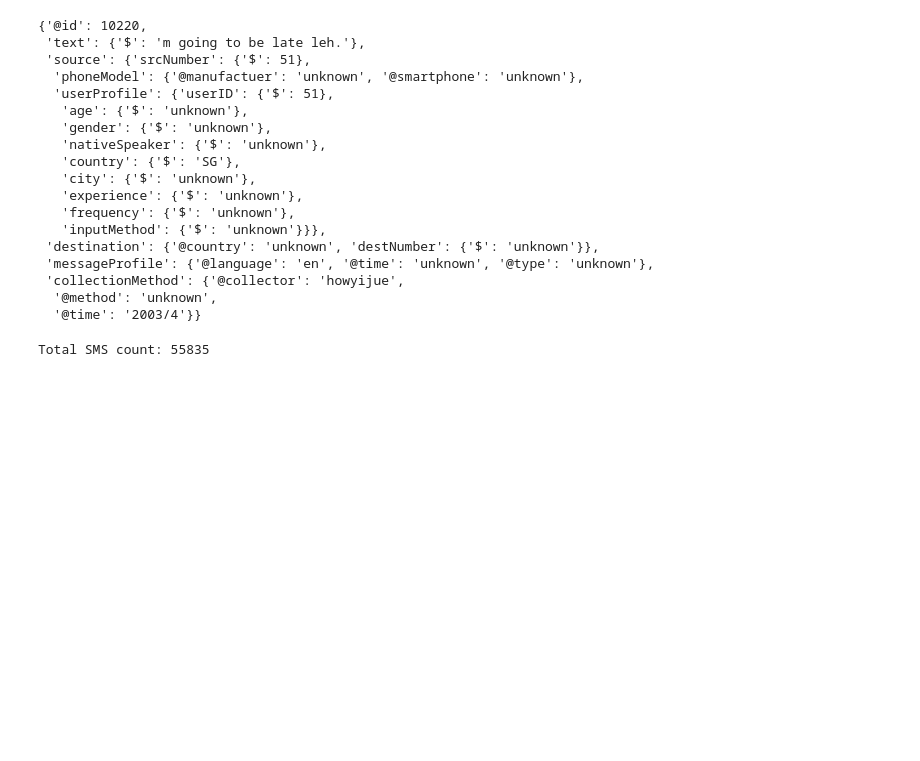
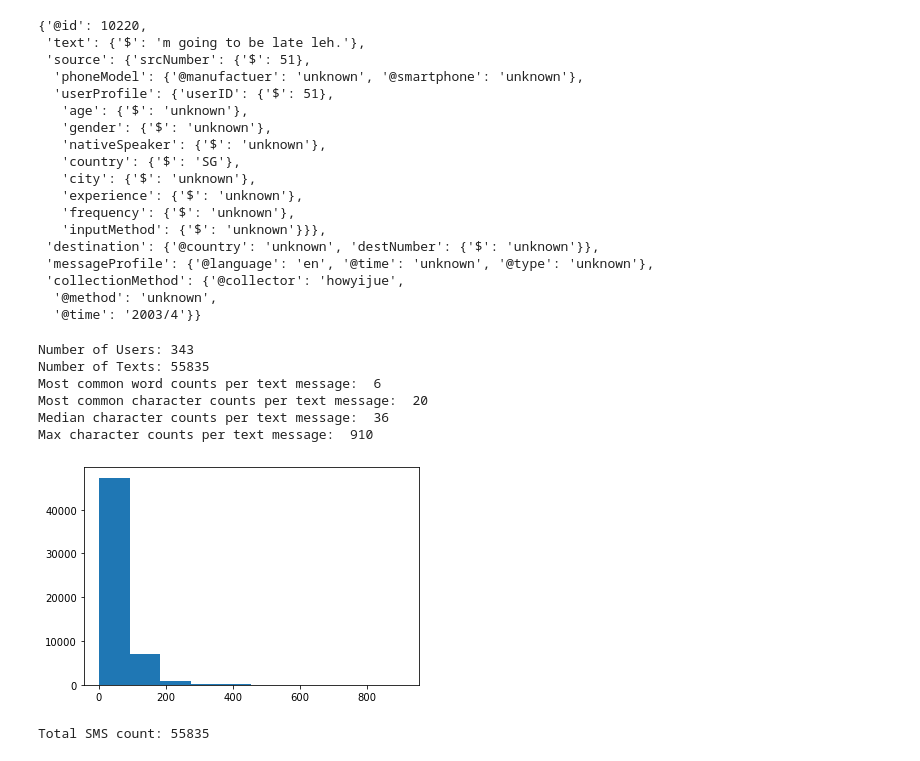
Before and after one commit to annabellachen/Singlish-Text-Messages-Language-Model, a Jupyter notebook: Singlish EDA.ipynb, the cells around one changed output. Saved outputs shown, nothing was run; the diff lists cells and outputs as text; code cells hidden in the pictures; blank space fills up the shorter version.

Commit message:
Rename file and improve EDA of Singlish data

```diff
--- a/Singlish SMS Data and Ngram NLTK Langauge Model.ipynb
+++ b/Singlish EDA.ipynb
@@ -38,3 +37,50 @@ data['smsCorpus']['message'][100]
  'collectionMethod': {'@collector': 'howyijue',
   '@method': 'unknown',
   '@time': '2003/4'}}
+# %%
+try: # Use the default NLTK tokenizer.
+    from nltk import word_tokenize, sent_tokenize
+    # Testing whether it works.
+    # Sometimes it doesn't work on some machines because of setup issues.
+    word_tokenize(sent_tokenize("This is a foobar sentence. Yes it is.")[0])
+except: # Use a naive sentence tokenizer and toktok.
+    import re
+    from nltk.tokenize import ToktokTokenizer
+    # See https://stackoverflow.com/a/25736515/610569
+    sent_tokenize = lambda x: re.split(r'(?<=[^A-Z].[.?]) +(?=[A-Z])', x)
+    # Use the toktok tokenizer that requires no dependencies.
+    toktok = ToktokTokenizer()
+    word_tokenize = word_tokenize = toktok.tokenize
+# %%
+users = set()
+texts = []
+characters = []
+
+for text in data['smsCorpus']['message']:
+    users.add(text['source']['userProfile']['userID']['$'])
+    texts.append(word_tokenize(str(text['text']['$'])))
+    characters.append(str(text['text']['$']))
+
+
+words = [len(text) for text in texts]
+characters_count = [len(text) for text in characters]
+
+print("Number of Users:", len(users))
+print("Number of Texts:", len(data['smsCorpus']['message']))
+print("Most common word counts per text message: ", mode(words))
+print("Most common character counts per text message: ", mode(characters_count))
+print("Median character counts per text message: ", median(characters_count))
+print("Max character counts per text message: ", max(characters_count))
+# print(texts[:1000])
+# %% [output]
+Number of Users: 343
+Number of Texts: 55835
+Most common word counts per text message:  6
+Most common character counts per text message:  20
+Median character counts per text message:  36
+Max character counts per text message:  910
+# %%
+plt.hist(characters_count)
+plt.show()
+# %% [output]
+[figure, added]
```
Also changed, not shown: parts of 4 cells of this notebook.
